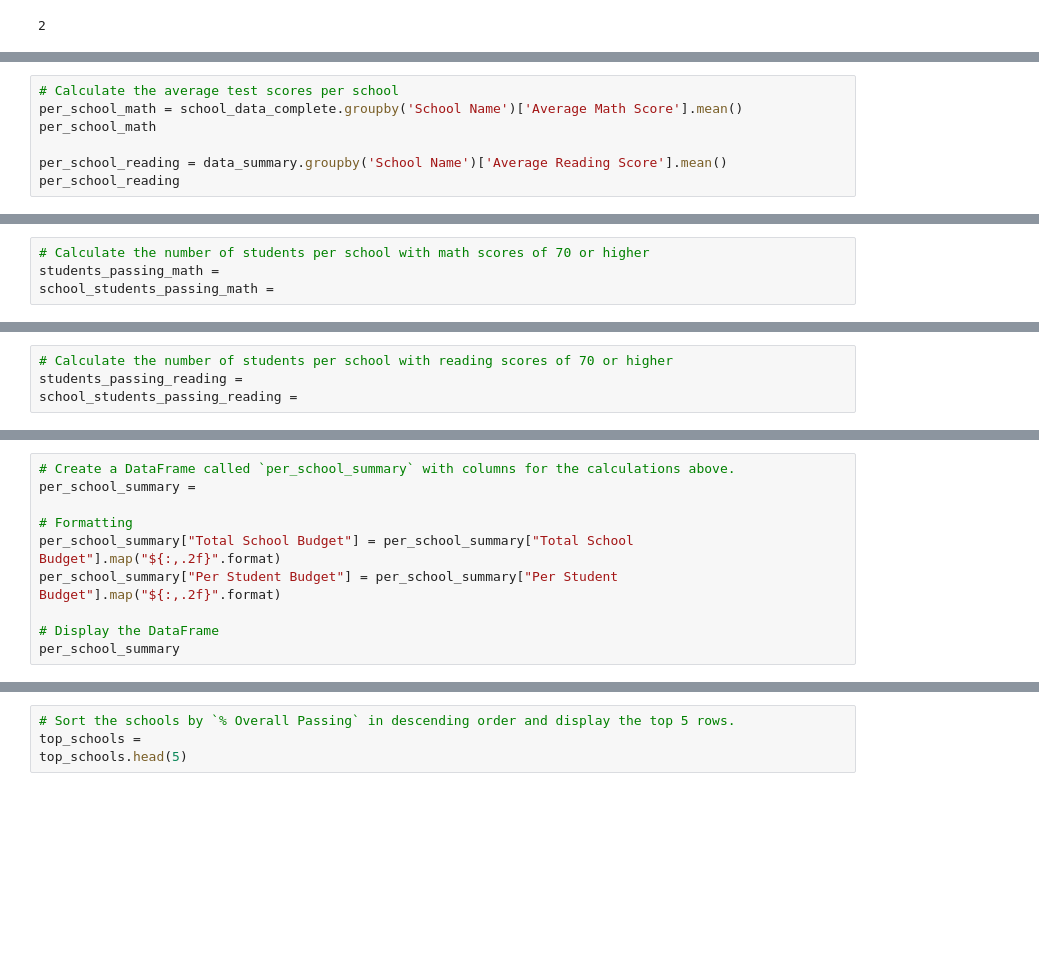
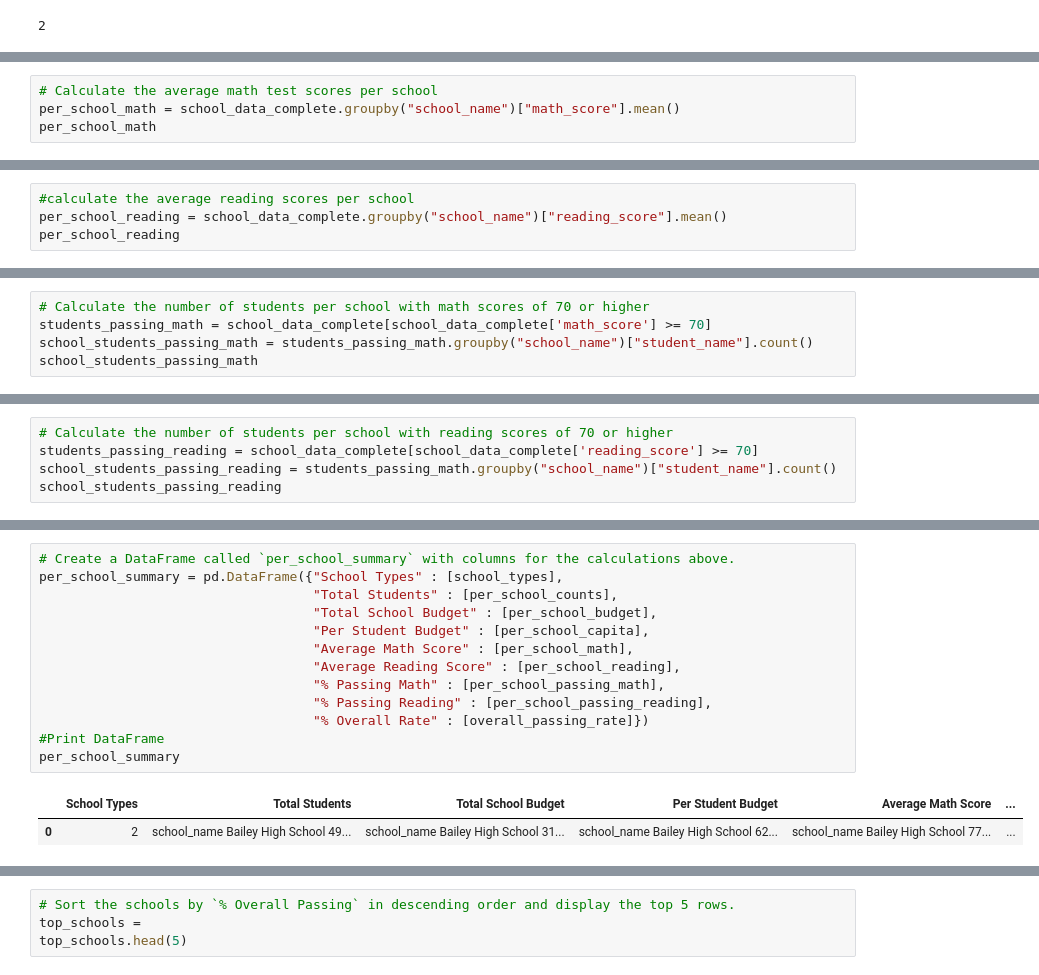
Before and after one commit to HayleyParnell/pandas-challenge, a Jupyter notebook: PyCitySchools/Untitled.ipynb, the cells around one changed output, grey strips where cells are left out. Cells and saved outputs as stored; diff of their text form; blank space fills up the shorter version.

```diff
--- a/PyCitySchools/Untitled.ipynb
+++ b/PyCitySchools/Untitled.ipynb
@@ -121,8 +169,5 @@ KeyError: 'School Name'
 # %%
-# Calculate the average test scores per school
-per_school_math = school_data_complete.groupby('School Name')['Average Math Score'].mean()
+# Calculate the average math test scores per school
+per_school_math = school_data_complete.groupby("school_name")["math_score"].mean()
 per_school_math
-
-per_school_reading = data_summary.groupby('School Name')['Average Reading Score'].mean()
-per_school_reading
 # %% [output]
@@ -129,0 +191,4 @@ KeyError: 'School Name'
+# %%
+#calculate the average reading scores per school
+per_school_reading = school_data_complete.groupby("school_name")["reading_score"].mean()
+per_school_reading
@@ -130,4 +213,5 @@ KeyError: 'School Name'
 # %%
 # Calculate the number of students per school with math scores of 70 or higher
-students_passing_math =
-school_students_passing_math =
+students_passing_math = school_data_complete[school_data_complete['math_score'] >= 70]
+school_students_passing_math = students_passing_math.groupby("school_name")["student_name"].count()
+school_students_passing_math
@@ -134,4 +236,5 @@ school_students_passing_math =
 # %%
 # Calculate the number of students per school with reading scores of 70 or higher
-students_passing_reading =
-school_students_passing_reading =
+students_passing_reading = school_data_complete[school_data_complete['reading_score'] >= 70]
+school_students_passing_reading = students_passing_math.groupby("school_name")["student_name"].count()
+school_students_passing_reading
@@ -149,10 +312,16 @@ overall_passing_rate = school_students_passing_math_and_reading / per_school_cou
 # %%
 # Create a DataFrame called `per_school_summary` with columns for the calculations above.
-per_school_summary =
-
-# Formatting
-per_school_summary["Total School Budget"] = per_school_summary["Total School Budget"].map("${:,.2f}".format)
-per_school_summary["Per Student Budget"] = per_school_summary["Per Student Budget"].map("${:,.2f}".format)
-
-# Display the DataFrame
+per_school_summary = pd.DataFrame({"School Types" : [school_types],
+                                   "Total Students" : [per_school_counts],
+                                   "Total School Budget" : [per_school_budget],
+                                   "Per Student Budget" : [per_school_capita],
+                                   "Average Math Score" : [per_school_math],
+                                   "Average Reading Score" : [per_school_reading],
+                                   "% Passing Math" : [per_school_passing_math],
+                                   "% Passing Reading" : [per_school_passing_reading],
+                                   "% Overall Rate" : [overall_passing_rate]})
+#Print DataFrame
 per_school_summary
+# %% [output]
+|  | School Types | Total Students | Total School Budget | Per Student Budget | Average Math Score | ... |
+| 0 | 2 | school_name Bailey High School 49... | school_name Bailey High School 31... | school_name Bailey High School 62... | school_name Bailey High School 77... | ... |
```
Also changed, not shown: parts of 15 cells of this notebook.
